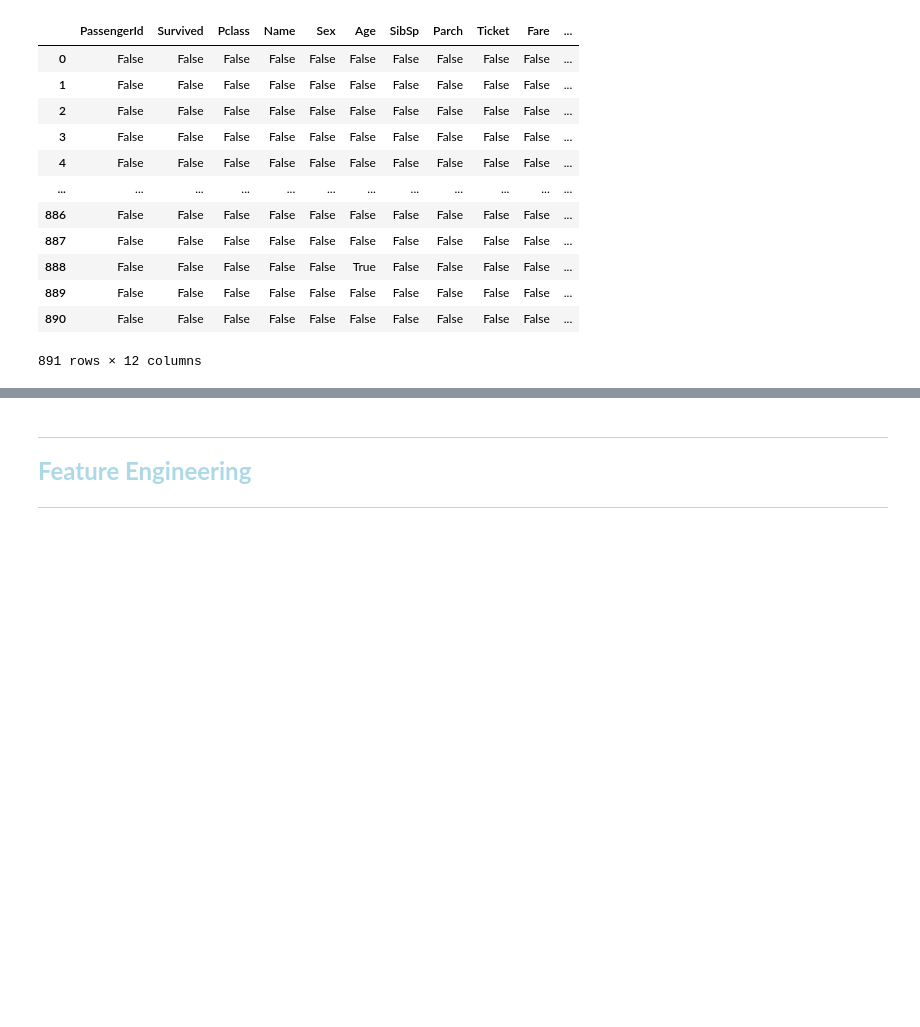
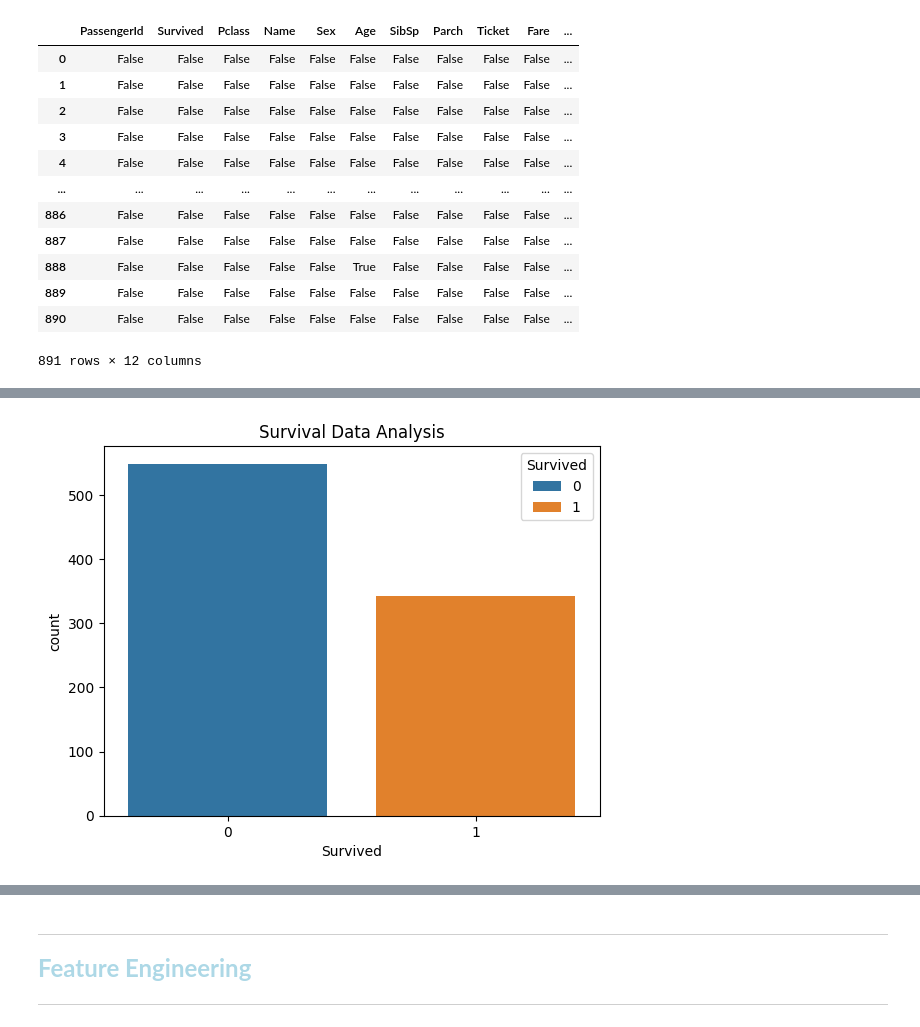
Before and after one commit to Kanakbaghel/Titanic_Survival_Prediction, a Jupyter notebook: titanic-survival-prediction.ipynb, the cells around one changed output, grey strips where cells are left out. Cells and saved outputs as stored; diff of their text form; code cells hidden in the pictures; blank space fills up the shorter version.

```diff
--- a/titanic-survival-prediction.ipynb
+++ b/titanic-survival-prediction.ipynb
@@ -118,0 +170,6 @@ dtype: int64
+# %%
+sns.countplot(x='Survived',hue='Survived', data=df)
+plt.title('Survival Data Analysis')
+plt.show()
+# %% [output]
+[figure, added]
```
Also changed, not shown: parts of 29 cells of this notebook.
